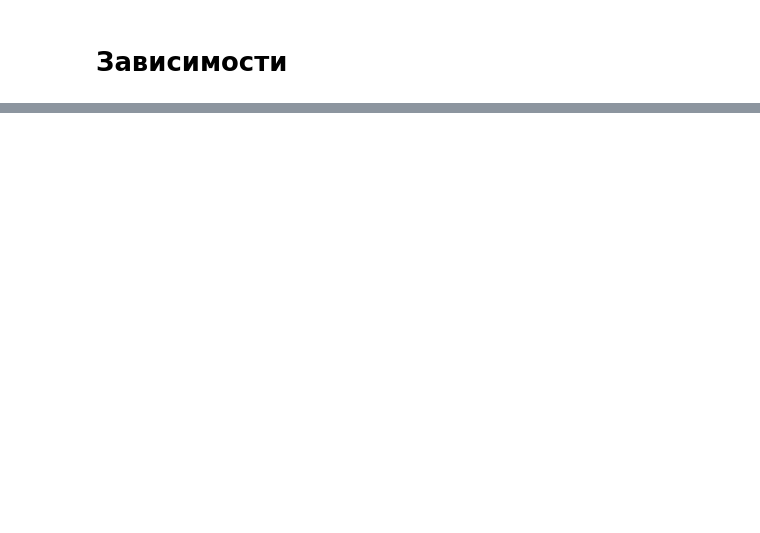
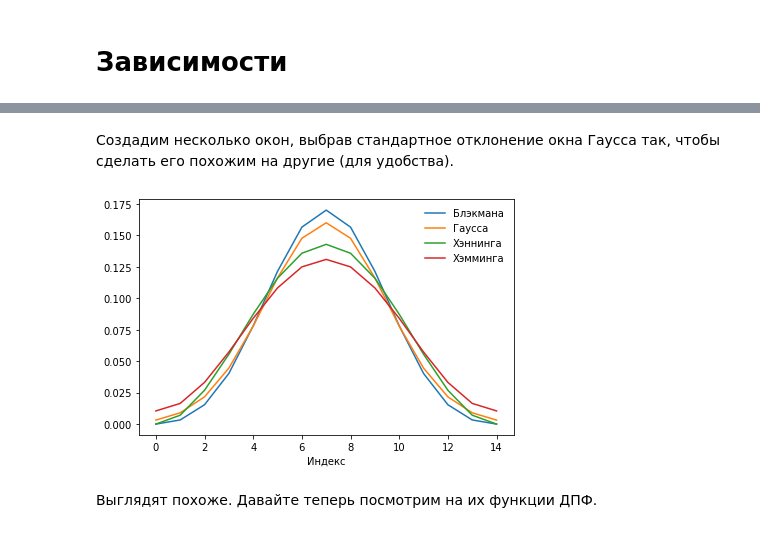
Before and after one commit to DenZhid/TelecommunicationSystemsLabs, a Jupyter notebook: Lab8/Lab8.ipynb, the cells around one changed output, grey strips where cells are left out. Drawn from its saved outputs; the diff is of its cells as text; code cells hidden in the pictures; blank space fills up the shorter version.

```diff
--- a/Lab8/Lab8.ipynb
+++ b/Lab8/Lab8.ipynb
@@ -39,0 +131,23 @@ from thinkdsp import SquareSignal
+# %% [markdown]
+Создадим несколько окон, выбрав стандартное отклонение окна Гаусса так, чтобы сделать его похожим на другие (для удобства).
+# %%
+gaussian = scipy.signal.gaussian(M=15, std=2.5)
+bartlett = np.bartlett(15)
+blackman = np.blackman(15)
+hamming = np.hamming(15)
+hanning = np.hanning(15)
+
+windows = [blackman, gaussian, hanning, hamming]
+names = ['Блэкмана', 'Гаусса', 'Хэннинга', 'Хэмминга']
+
+for window in windows:
+    window /= sum(window)
+
+for window, name in zip(windows, names):
+    plt.plot(window, label=name)
+
+decorate(xlabel='Индекс')
+# %% [output]
+[figure, added]
+# %% [markdown]
+Выглядят похоже. Давайте теперь посмотрим на их функции ДПФ.
```
Also changed, not shown: parts of 17 cells of this notebook.
